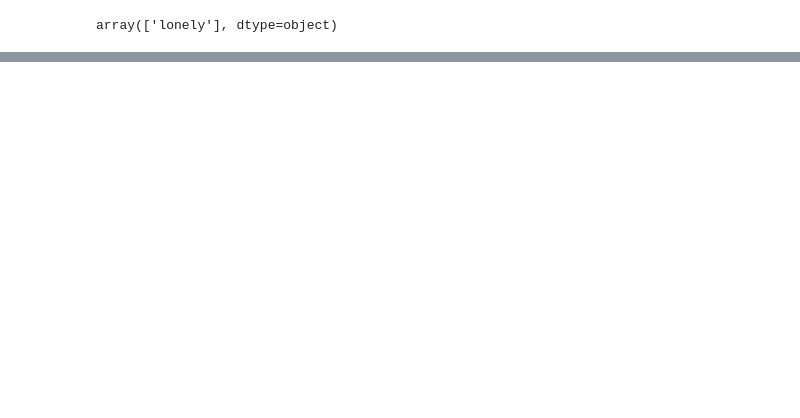
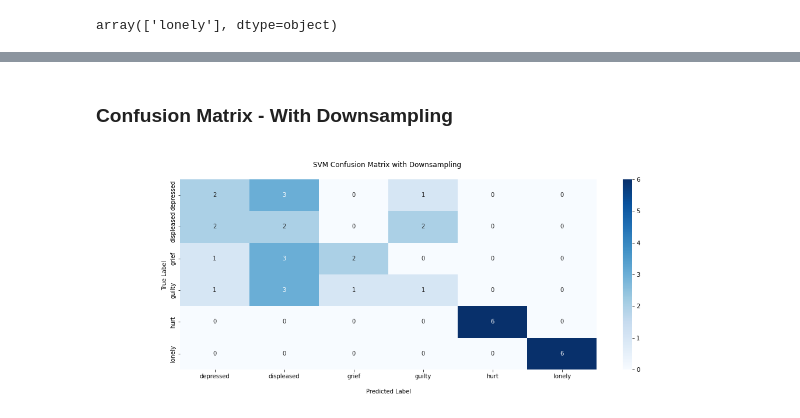
Before and after one commit to EricSHuang/419-Project, a Jupyter notebook: 03-SVM.ipynb, the cells around one changed output, grey strips where cells are left out. Saved outputs shown, nothing was run; the diff lists cells and outputs as text; code cells hidden in the pictures; blank space fills up the shorter version.

```diff
--- a/03-SVM.ipynb
+++ b/03-SVM.ipynb
@@ -306,0 +357,8 @@ array(['lonely'], dtype=object)
+# %%
+# Create separate dataframe for each sub-emotion
+df_with_features_displeased = df_with_features[df_with_features['label'] == 'displeased']
+df_with_features_depressed = df_with_features[df_with_features['label'] == 'depressed']
+df_with_features_hurt = df_with_features[df_with_features['label'] == 'hurt']
+df_with_features_grief = df_with_features[df_with_features['label'] == 'grief']
+df_with_features_lonely = df_with_features[df_with_features['label'] == 'lonely']
+df_with_features_guilty = df_with_features[df_with_features['label'] == 'guilty']
@@ -306,0 +380,7 @@ array(['lonely'], dtype=object)
+# %%
+# Create a new dataframe containing all sub-emotions
+df_all_emotions = pd.concat([df_with_features_lonely, displeased_downsample, depressed_downsample, hurt_downsample, grief_downsample, guilty_upsample]).reset_index(drop = True)
+
+# Shuffle the dataframe - to make sure that our algorithms are not biased in their prediction citation: [https://stackoverflow.com/questions/29576430/shuffle-dataframe-rows]
+df_all_emotions = df_all_emotions.sample(frac=1).reset_index(drop=True)
+df_all_emotions
@@ -306,0 +406,14 @@ array(['lonely'], dtype=object)
+# %%
+# Testing SVM Model
+svm_model = SVC(kernel = 'linear')
+X = df_all_emotions.drop(['label'], axis = 1)
+y = df_all_emotions['label']
+
+svm_model.fit(X, y)
+
+## Apllying 5-fold cross validation
+predict_svc = pd.Series(cross_val_predict(svm_model, X, y, cv = 5))
+
+## Generating Confusoin Matrix
+conf_matrix_svc = confusion_matrix(y, predict_svc, labels = ['displeased', 'depressed', 'hurt', 'lonely', 'grief', 'guilty'])
+print(conf_matrix_svc)
@@ -306,0 +448,20 @@ array(['lonely'], dtype=object)
+# %% [markdown]
+### Confusion Matrix - With Downsampling
+# %%
+## Display the visualization of the Confusion Matrix.
+fig = plt.figure(figsize = (16,6))
+
+ax = sns.heatmap(conf_matrix_svc, annot = True, cmap = 'Blues')
+
+ax.set_title('SVM Confusion Matrix with Downsampling \n');
+ax.set_xlabel('\nPredicted Label')
+ax.set_ylabel('True Label ');
+
+## Ticket labels - List must be in alphabetical order
+ax.xaxis.set_ticklabels(['depressed', 'displeased', 'grief', 'guilty', 'hurt', 'lonely' ])
+ax.yaxis.set_ticklabels(['depressed', 'displeased', 'grief', 'guilty', 'hurt', 'lonely' ])
+
+fig.savefig("svm_heatmap_downsampling.png")
+Image(filename = 'svm_heatmap_downsampling.png')
+# %% [output]
+[figure, added]
```
Also changed, not shown: parts of 25 cells of this notebook, 3 other files.
